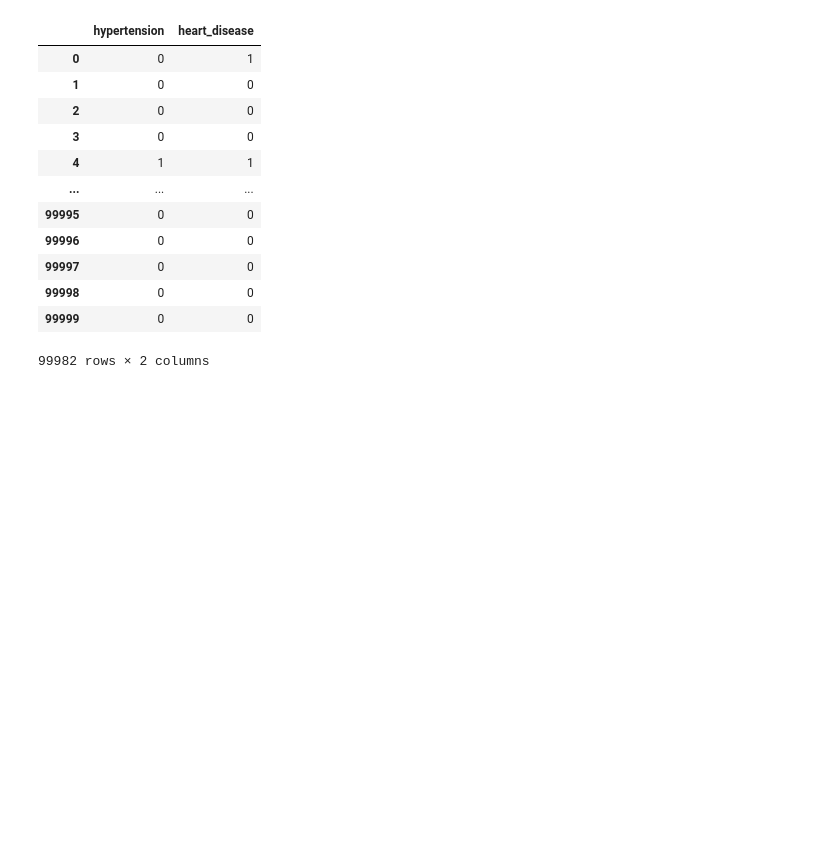
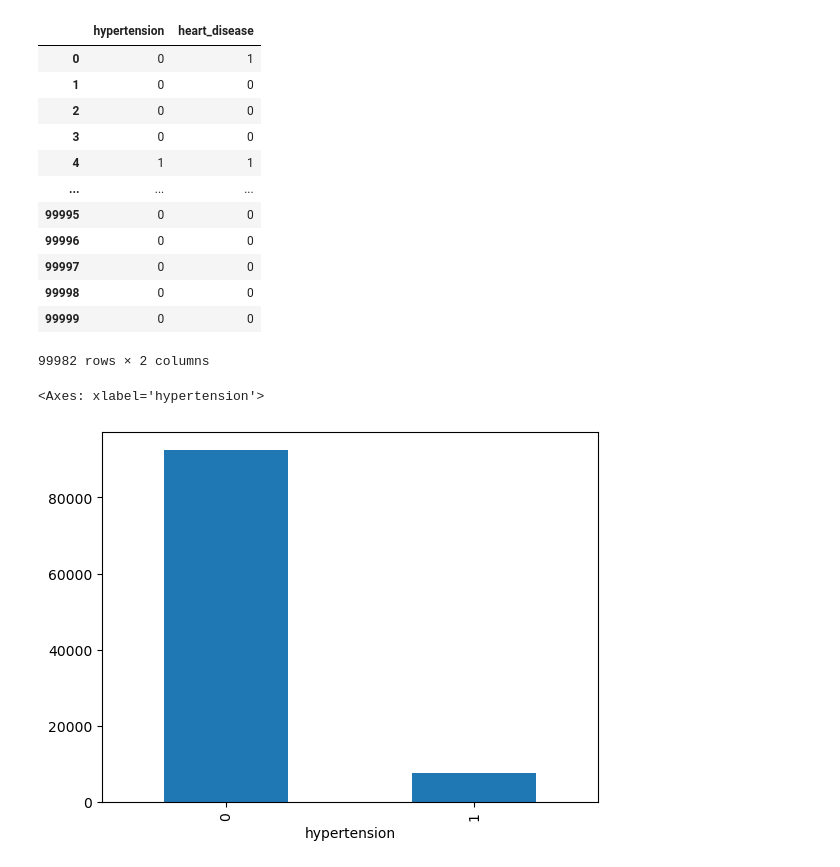
Before and after one commit to NewCodeCrafters/DiabetesClassifier, a Jupyter notebook: diabetes.ipynb, the cells around one changed output. Saved outputs shown, nothing was run; the diff lists cells and outputs as text; code cells hidden in the pictures; blank space fills up the shorter version.

```diff
--- a/diabetes.ipynb
+++ b/diabetes.ipynb
@@ -137,3 +143,8 @@ df[['hypertension', 'heart_disease']]
 | 99998 | 0 | 0 |
 | 99999 | 0 | 0 |
 99982 rows × 2 columns
+# %%
+df['hypertension'].value_counts().plot(kind='bar')
+# %% [output]
+<Axes: xlabel='hypertension'>
+[figure, added]
```
Also changed, not shown: parts of 17 cells of this notebook, 1 other file.
